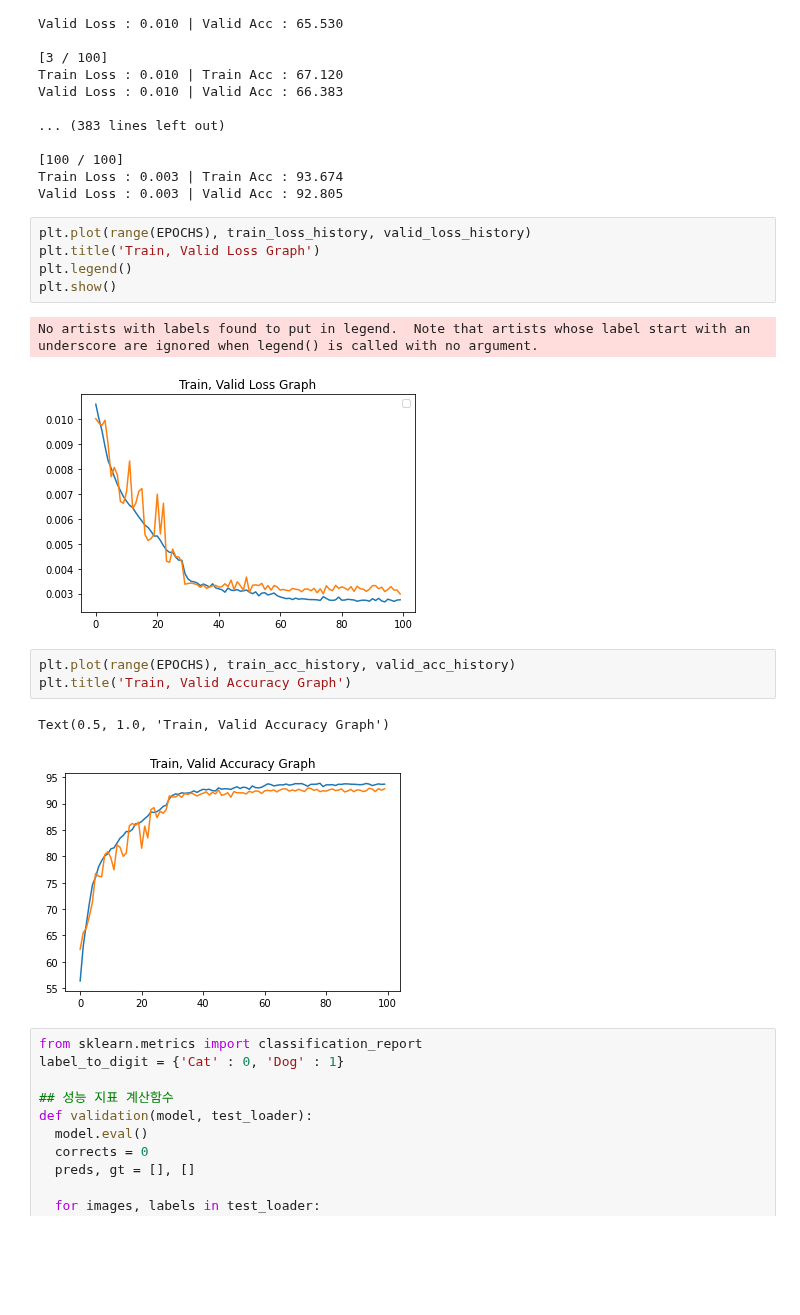
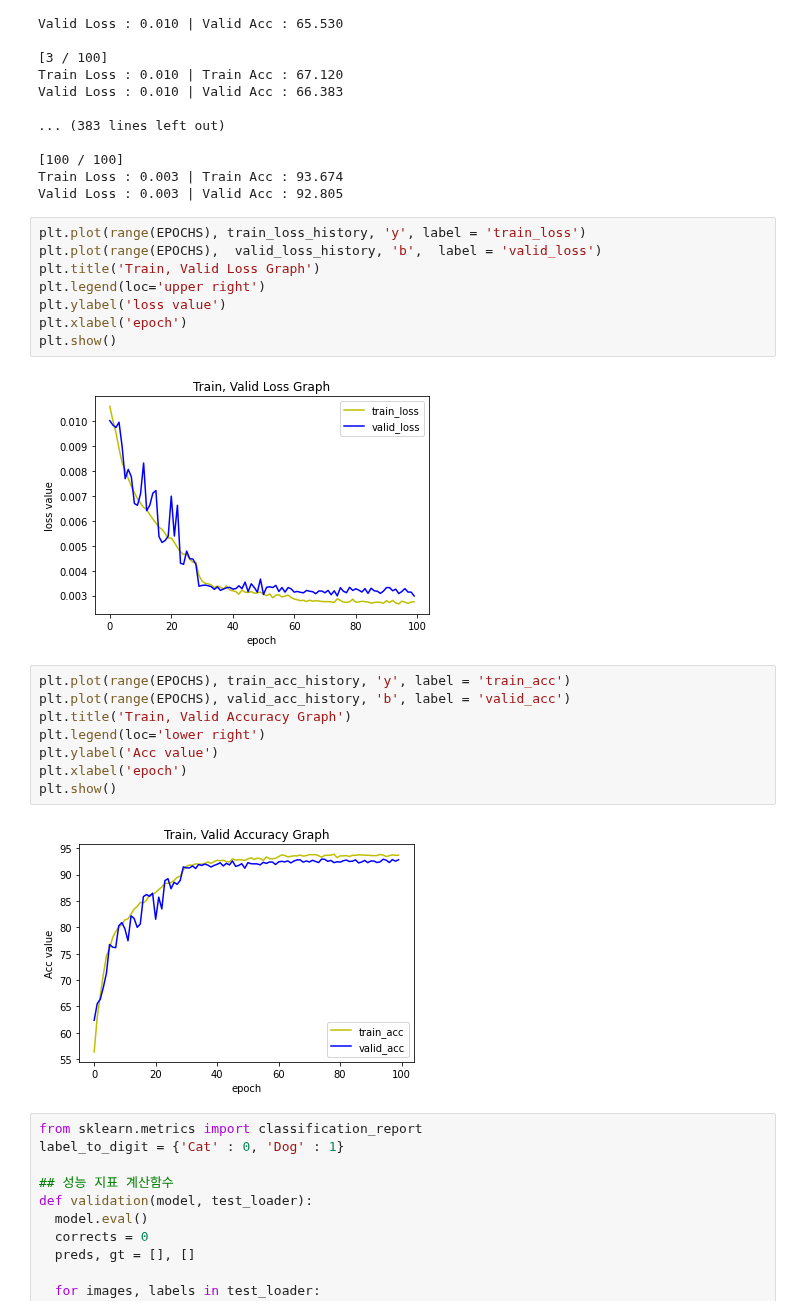
Before and after one commit to EvoDmiK/TIL, a Jupyter notebook: AI_study/basic/kaggle/cv/kaggle - cat vs dog.ipynb, the cells around one changed output. Saved outputs shown, nothing was run; the diff lists cells and outputs as text; blank space fills up the shorter version.

```diff
--- a/AI_study/basic/kaggle/cv/kaggle - cat vs dog.ipynb
+++ b/AI_study/basic/kaggle/cv/kaggle - cat vs dog.ipynb
@@ -388,19 +388,25 @@ Valid Loss : 0.010 | Valid Acc : 66.383
 Train Loss : 0.003 | Train Acc : 93.674
 Valid Loss : 0.003 | Valid Acc : 92.805
 # %%
-plt.plot(range(EPOCHS), train_loss_history, valid_loss_history)
+plt.plot(range(EPOCHS), train_loss_history, 'y', label = 'train_loss')
+plt.plot(range(EPOCHS),  valid_loss_history, 'b',  label = 'valid_loss')
 plt.title('Train, Valid Loss Graph')
-plt.legend()
+plt.legend(loc='upper right')
+plt.ylabel('loss value')
+plt.xlabel('epoch')
 plt.show()
 # %% [output]
-No artists with labels found to put in legend.  Note that artists whose label start with an underscore are ignored when legend() is called with no argument.
-[figure, old version]
+[figure, new version]
 # %%
-plt.plot(range(EPOCHS), train_acc_history, valid_acc_history)
+plt.plot(range(EPOCHS), train_acc_history, 'y', label = 'train_acc')
+plt.plot(range(EPOCHS), valid_acc_history, 'b', label = 'valid_acc')
 plt.title('Train, Valid Accuracy Graph')
+plt.legend(loc='lower right')
+plt.ylabel('Acc value')
+plt.xlabel('epoch')
+plt.show()
 # %% [output]
-Text(0.5, 1.0, 'Train, Valid Accuracy Graph')
-[figure, old version]
+[figure, new version]
 # %%
 from sklearn.metrics import classification_report
 label_to_digit = {'Cat' : 0, 'Dog' : 1}
```
